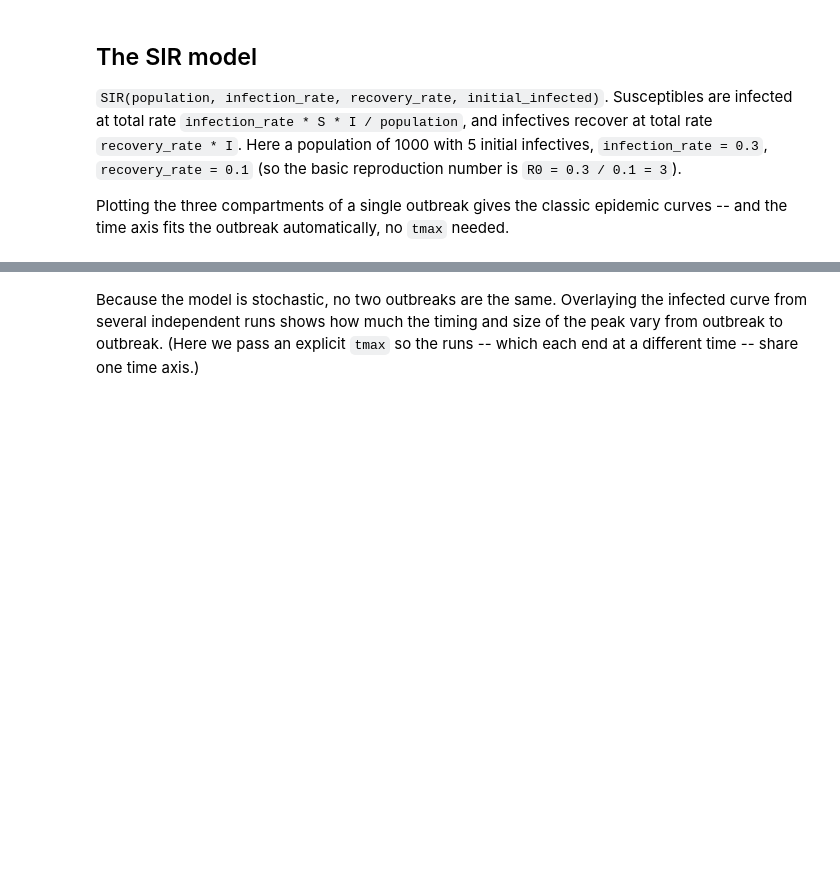
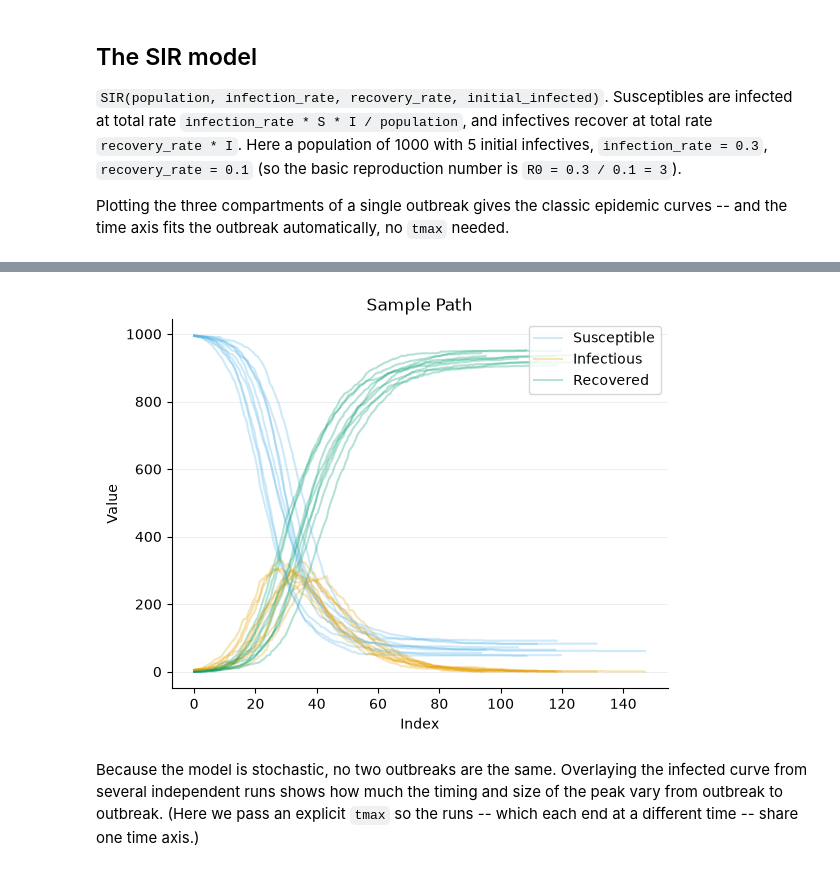
Before and after one commit to calpoly-symbulate/symbulate, a Jupyter notebook: team/models-and-sim-design/epidemic_models_demo.ipynb, the cells around one changed output, grey strips where cells are left out. Cells and saved outputs as stored; diff of their text form; code cells hidden in the pictures; blank space fills up the shorter version.

```diff
--- a/team/models-and-sim-design/epidemic_models_demo.ipynb
+++ b/team/models-and-sim-design/epidemic_models_demo.ipynb
@@ -26,3 +24,8 @@ path.R.plot(label="Recovered")
+# %%
+path2 = epidemic.sim(10)
+path2.plot()
+# %% [output]
+[figure, added]
 # %% [markdown]
 Because the model is stochastic, no two outbreaks are the same. Overlaying the infected curve from several independent runs shows how much the timing and size of the peak vary from outbreak to outbreak. (Here we pass an explicit `tmax` so the runs -- which each end at a different time -- share one time axis.)
 # %%
```
Also changed, not shown: parts of 4 cells of this notebook, 2 other files.
